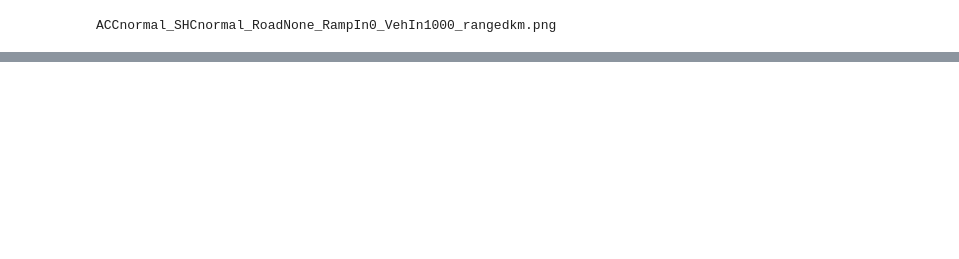
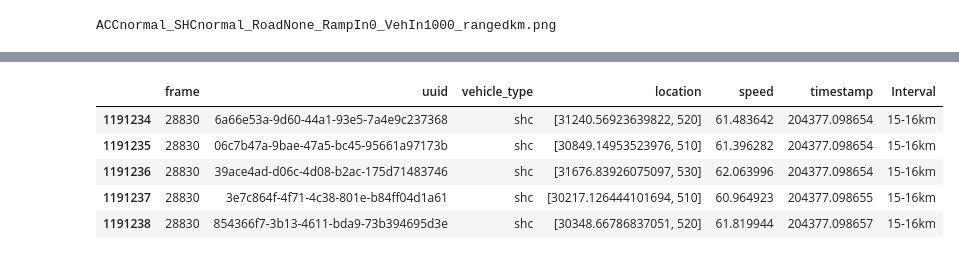
Before and after one commit to hargerho/Simulation-Development, a Jupyter notebook: dev.ipynb, the cells around one changed output, grey strips where cells are left out. Cells and saved outputs as stored; diff of their text form; code cells hidden in the pictures; blank space fills up the shorter version.

```diff
--- a/dev.ipynb
+++ b/dev.ipynb
@@ -1,18 +1,2 @@
 # %% [markdown]
 0-1km
-# %%
-from tqdm import tqdm
-road_length = 160000
-def loc_conversion(value):
-    return value*2
-
-testList = [[0, loc_conversion(1000)], [loc_conversion(1000), loc_conversion(1000)+loc_conversion(2000)],[(int(road_length/2) - loc_conversion(500)), (int(road_length/2) + loc_conversion(500))], [(road_length-loc_conversion(1000)), road_length], [0, road_length]]
-nameList = [[0, 1], ['1', '2'], ['Roadblock-500m', '+500'], ['15', '16'], ['0', '16']]
-
-for index, item in tqdm(enumerate(testList), total=len(testList), desc="Processing"):
-    section_start = item[0]
-    section_end = item[1]
-    start_name = nameList[index][0]
-    end_name = nameList[index][1]
-
-    print({section_start}, {section_end}, {start_name}, {end_name})
@@ -585,0 +79,9 @@ for filename in os.listdir(folderpath):
+# %%
+combined_df.tail()
+# %% [output]
+|  | frame | uuid | vehicle_type | location | speed | timestamp | Interval |
+| 1191234 | 28830 | 6a66e53a-9d60-44a1-93e5-7a4e9c237368 | shc | [31240.56923639822, 520] | 61.483642 | 204377.098654 | 15-16km |
+| 1191235 | 28830 | 06c7b47a-9bae-47a5-bc45-95661a97173b | shc | [30849.14953523976, 510] | 61.396282 | 204377.098654 | 15-16km |
+| 1191236 | 28830 | 39ace4ad-d06c-4d08-b2ac-175d71483746 | shc | [31676.83926075097, 530] | 62.063996 | 204377.098654 | 15-16km |
+| 1191237 | 28830 | 3e7c864f-4f71-4c38-801e-b84ff04d1a61 | shc | [30217.126444101694, 510] | 60.964923 | 204377.098655 | 15-16km |
+| 1191238 | 28830 | 854366f7-3b13-4611-bda9-73b394695d3e | shc | [30348.66786837051, 520] | 61.819944 | 204377.098657 | 15-16km |
```
Also changed, not shown: parts of 24 cells of this notebook, 1 other file.
